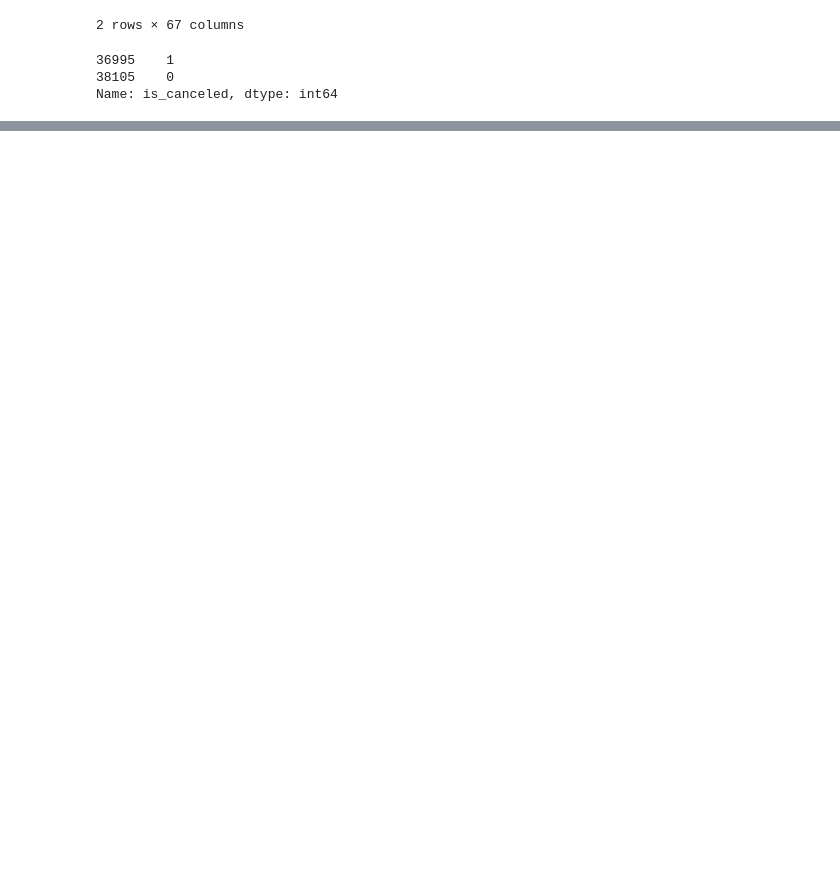
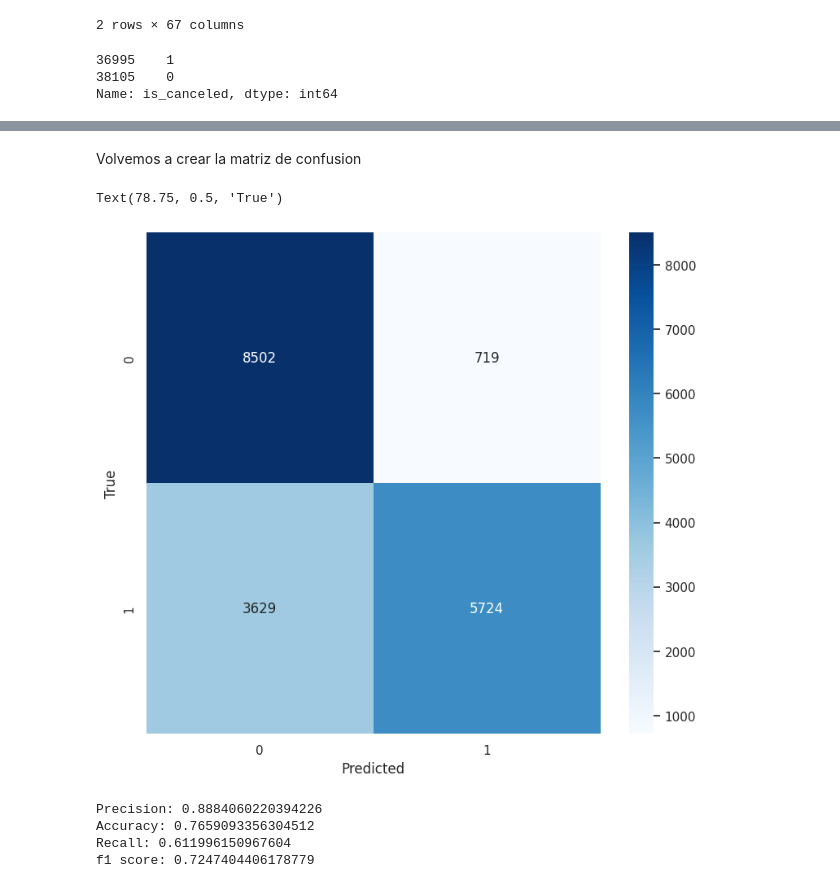
Before and after one commit to franciscoL0pez/TrabajosPracticosOrganizacionDeDatos1C2023, a Jupyter notebook: 7506R_TP1_GRUPO17_CHPX_ENTREGA.ipynb, the cells around one changed output, grey strips where cells are left out. Drawn from its saved outputs; the diff is of its cells as text; code cells hidden in the pictures; blank space fills up the shorter version.

```diff
--- a/7506R_TP1_GRUPO17_CHPX_ENTREGA.ipynb
+++ b/7506R_TP1_GRUPO17_CHPX_ENTREGA.ipynb
@@ -792,0 +878,15 @@ print(accuracy_score(y_test, y_pred))
+# %%
+#Creo un clasificador
+arbol_poda = tree.DecisionTreeClassifier(criterion="entropy",
+                                         max_depth = 20,
+                                         min_samples_leaf=10,
+                                         ccp_alpha=0.01)
+#Entreno un modelo
+model_poda = arbol_poda.fit(X = x_train, y = y_train)
+
+#Hago una predicción
+y_pred_poda = model_poda.predict(x_test)
+
+#Visualizo los resultados en un dataframe
+df_hotels_train_resultados_poda = pd.DataFrame(zip(y_test,y_pred_poda),columns=['test','pred'])
+df_hotels_train_resultados_poda.head()
@@ -792,0 +900,28 @@ print(accuracy_score(y_test, y_pred))
+# %% [markdown]
+Volvemos a crear la matriz de confusion
+# %%
+#Creo matriz de confusión
+tabla = confusion_matrix(y_test,y_pred_poda)
+
+#Grafico matriz de confusión
+sns.heatmap(tabla, cmap='Blues',annot=True,fmt='g')
+plt.xlabel('Predicted')
+plt.ylabel('True')
+# %% [output]
+Text(78.75, 0.5, 'True')
+[figure, added]
+# %%
+accuracy_poda = accuracy_score(y_test,y_pred_poda)
+recall_poda = recall_score(y_test,y_pred_poda)
+f1_poda=f1_score(y_test,y_pred_poda)
+precision_poda = precision_score(y_test,y_pred_poda)
+
+print("Precision: "+str(precision))
+print("Accuracy: "+str(accuracy_poda))
+print("Recall: "+str(recall_poda))
+print("f1 score: "+str(f1_poda))
+# %% [output]
+Precision: 0.8884060220394226
+Accuracy: 0.7659093356304512
+Recall: 0.611996150967604
+f1 score: 0.7247404406178779
```
Also changed, not shown: parts of 30 cells of this notebook.
